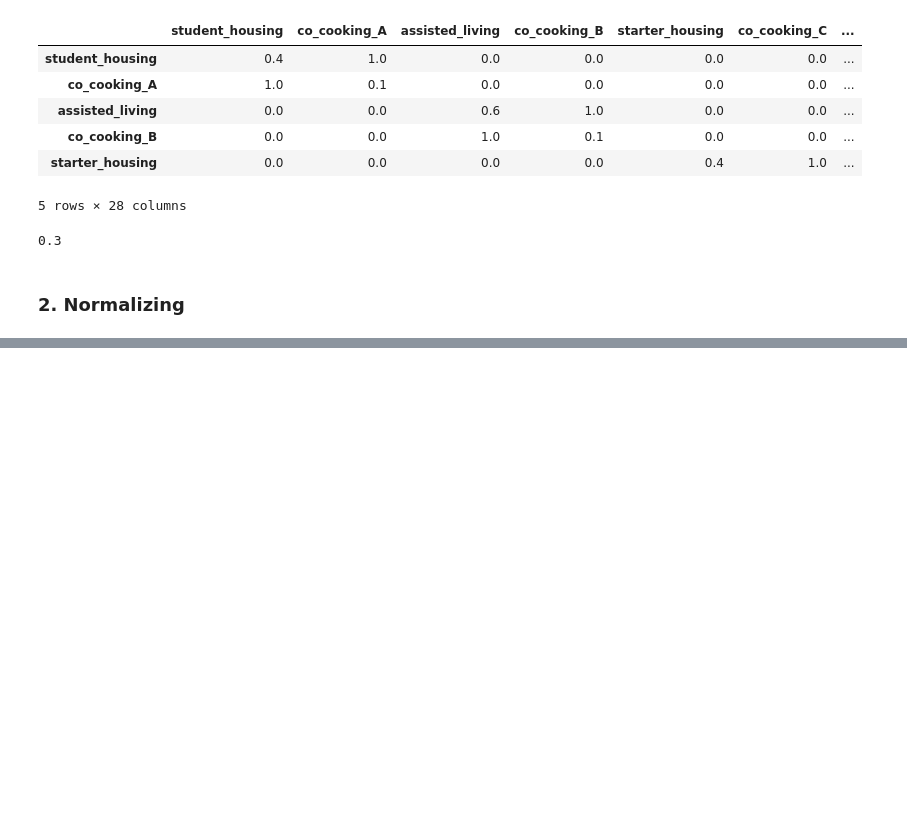
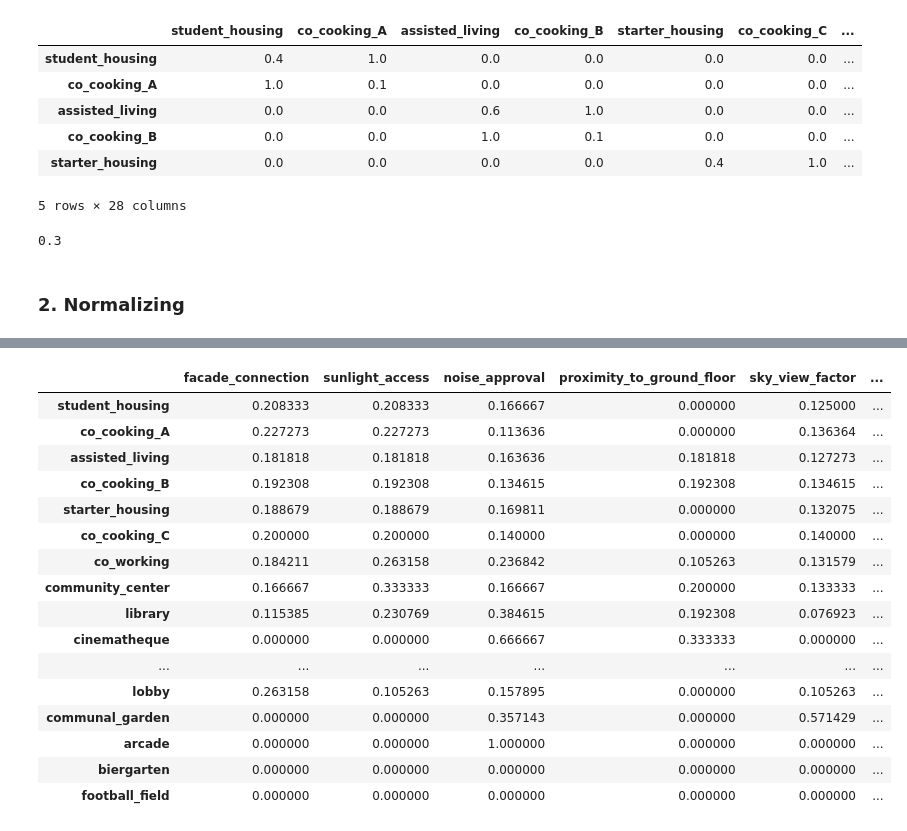
Before and after one commit to shervinazadi/spatial_computing_project_template, a Jupyter notebook: scripts/process_excel.ipynb, the cells around one changed output, grey strips where cells are left out. Drawn from its saved outputs; the diff is of its cells as text; code cells hidden in the pictures; blank space fills up the shorter version.

```diff
--- a/scripts/process_excel.ipynb
+++ b/scripts/process_excel.ipynb
@@ -40,3 +53,25 @@ TypeError: unsupported operand type(s) for /: 'str' and 'float'
+# %%
+#normalize preferences matrix
+relative_prefs_norm = relative_prefs.div(relative_prefs.sum(axis=1), axis=0)
+relative_prefs_norm.fillna(0)
+# %% [output]
+|  | facade_connection | sunlight_access | noise_approval | proximity_to_ground_floor | sky_view_factor | ... |
+| student_housing | 0.208333 | 0.208333 | 0.166667 | 0.000000 | 0.125000 | ... |
+| co_cooking_A | 0.227273 | 0.227273 | 0.113636 | 0.000000 | 0.136364 | ... |
+| assisted_living | 0.181818 | 0.181818 | 0.163636 | 0.181818 | 0.127273 | ... |
+| co_cooking_B | 0.192308 | 0.192308 | 0.134615 | 0.192308 | 0.134615 | ... |
+| starter_housing | 0.188679 | 0.188679 | 0.169811 | 0.000000 | 0.132075 | ... |
+| co_cooking_C | 0.200000 | 0.200000 | 0.140000 | 0.000000 | 0.140000 | ... |
+| co_working | 0.184211 | 0.263158 | 0.236842 | 0.105263 | 0.131579 | ... |
+| community_center | 0.166667 | 0.333333 | 0.166667 | 0.200000 | 0.133333 | ... |
+| library | 0.115385 | 0.230769 | 0.384615 | 0.192308 | 0.076923 | ... |
+| cinematheque | 0.000000 | 0.000000 | 0.666667 | 0.333333 | 0.000000 | ... |
+| ... | ... | ... | ... | ... | ... | ... |
+| lobby | 0.263158 | 0.105263 | 0.157895 | 0.000000 | 0.105263 | ... |
+| communal_garden | 0.000000 | 0.000000 | 0.357143 | 0.000000 | 0.571429 | ... |
+| arcade | 0.000000 | 0.000000 | 1.000000 | 0.000000 | 0.000000 | ... |
+| biergarten | 0.000000 | 0.000000 | 0.000000 | 0.000000 | 0.000000 | ... |
+| football_field | 0.000000 | 0.000000 | 0.000000 | 0.000000 | 0.000000 | ... |
 # %%
 #whole block of code for ease of copying
 
```
Also changed, not shown: parts of 2 cells of this notebook, 5 other files.
